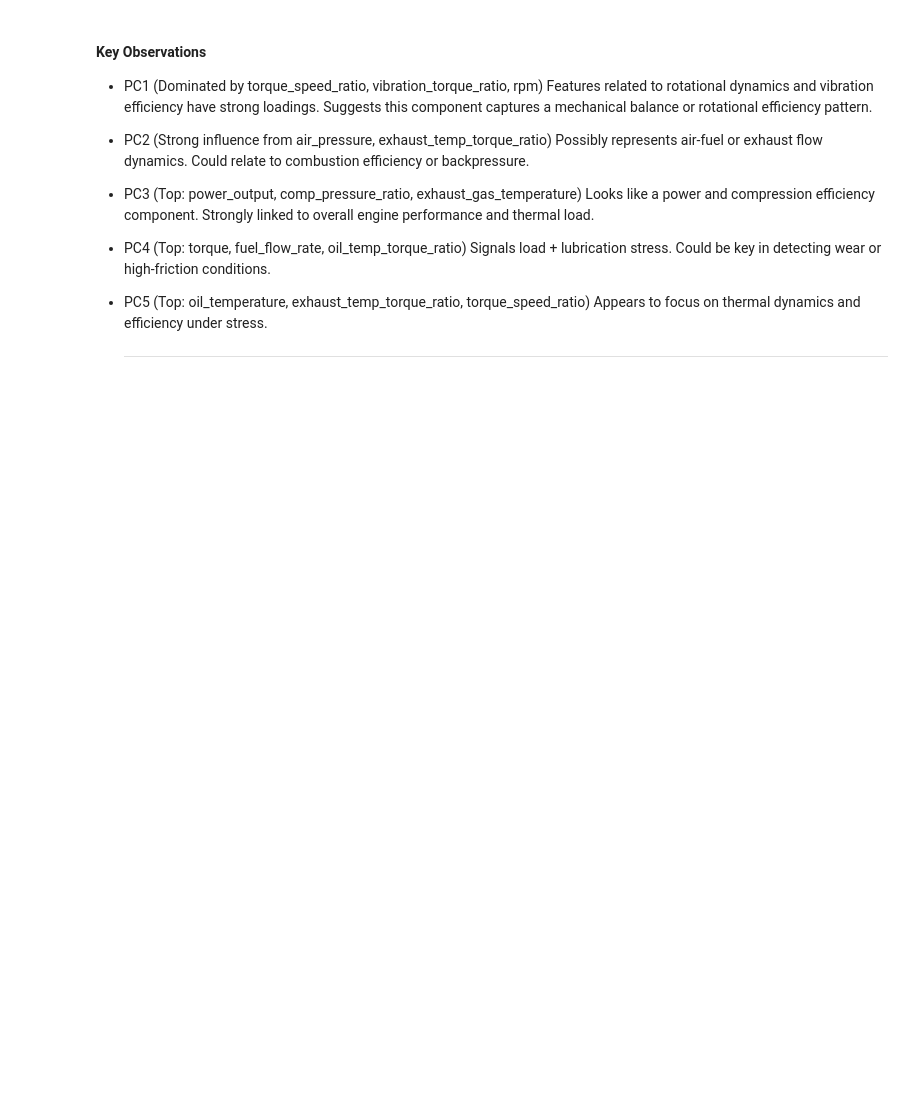
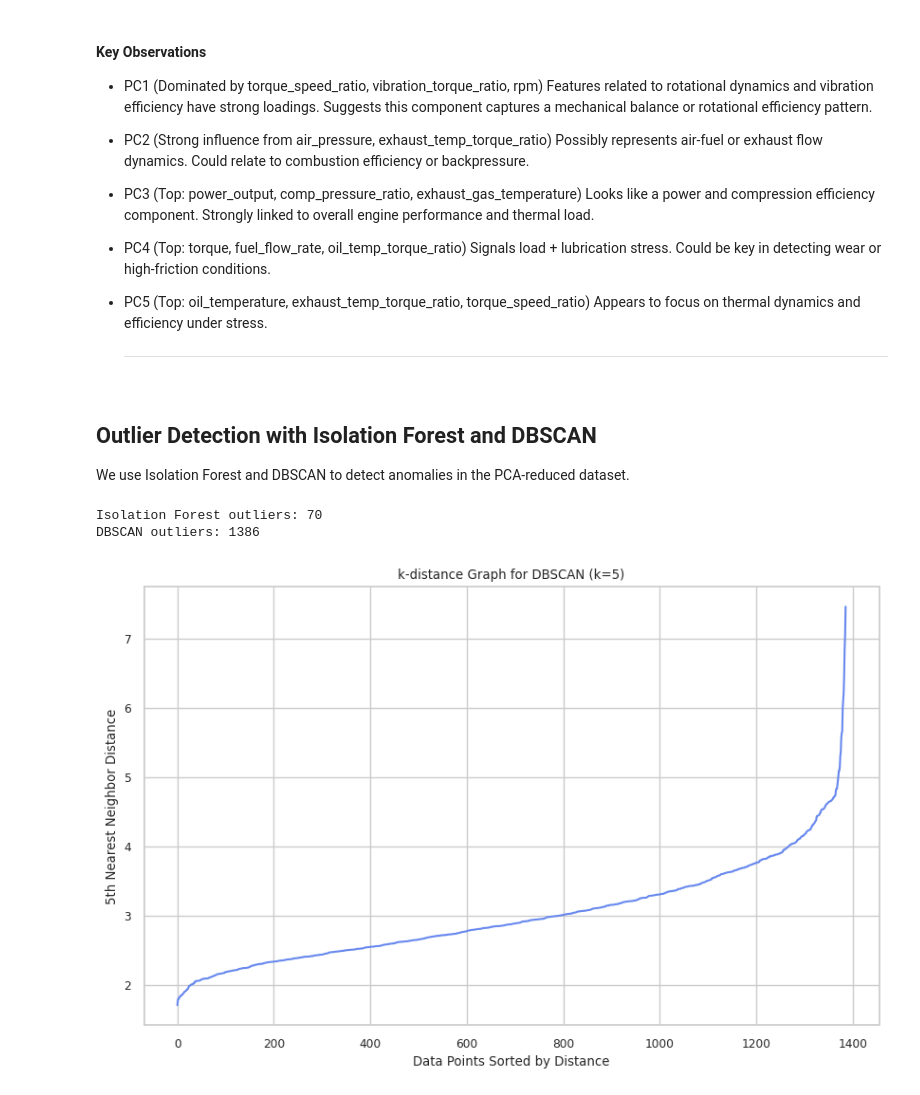
Before and after one commit to gareytwin1/gas-turbine-fault-detection, a Jupyter notebook: gas_turbine_fault_detection.ipynb, the cells around one changed output. Drawn from its saved outputs; the diff is of its cells as text; code cells hidden in the pictures; blank space fills up the shorter version.

Commit message:
Add outlier detection algorithms (isolation forest and DBSCAN)

```diff
--- a/gas_turbine_fault_detection.ipynb
+++ b/gas_turbine_fault_detection.ipynb
@@ -794,3 +794,45 @@ plt.show()
    Appears to focus on thermal dynamics and efficiency under stress.
 
    ---
+# %% [markdown]
+## Outlier Detection with Isolation Forest and DBSCAN
+We use Isolation Forest and DBSCAN to detect anomalies in the PCA-reduced dataset.
+# %%
+from sklearn.ensemble import IsolationForest
+from sklearn.cluster import DBSCAN
+
+# Isolation Forest
+iso = IsolationForest(contamination=0.05, random_state=42)
+iso_preds = iso.fit_predict(X_pca)
+df_scaled['iso_outlier'] = (iso_preds == -1).astype(int)  # 1 = outlier
+
+# DBSCAN
+dbscan = DBSCAN(eps=0.5, min_samples=5)
+db_preds = dbscan.fit_predict(X_pca)
+df_scaled['dbscan_outlier'] = (db_preds == -1).astype(int)  # 1 = outlier
+
+# Count of outliers
+print("Isolation Forest outliers:", df_scaled['iso_outlier'].sum())
+print("DBSCAN outliers:", df_scaled['dbscan_outlier'].sum())
+# %% [output]
+Isolation Forest outliers: 70
+DBSCAN outliers: 1386
+# %%
+from sklearn.neighbors import NearestNeighbors
+
+# Fit NearestNeighbors
+neighbors = NearestNeighbors(n_neighbors=5)
+neighbors_fit = neighbors.fit(X_pca)
+distances, indices = neighbors_fit.kneighbors(X_pca)
+
+# Sort and plot the distances (k-distance graph)
+distances = np.sort(distances[:, 4])  # 4 because n_neighbors=5
+plt.figure(figsize=(10, 6))
+plt.plot(distances)
+plt.title("k-distance Graph for DBSCAN (k=5)")
+plt.xlabel("Data Points Sorted by Distance")
+plt.ylabel("5th Nearest Neighbor Distance")
+plt.grid(True)
+plt.show()
+# %% [output]
+[figure, added]
```
Also changed, not shown: parts of 3 cells of this notebook.
